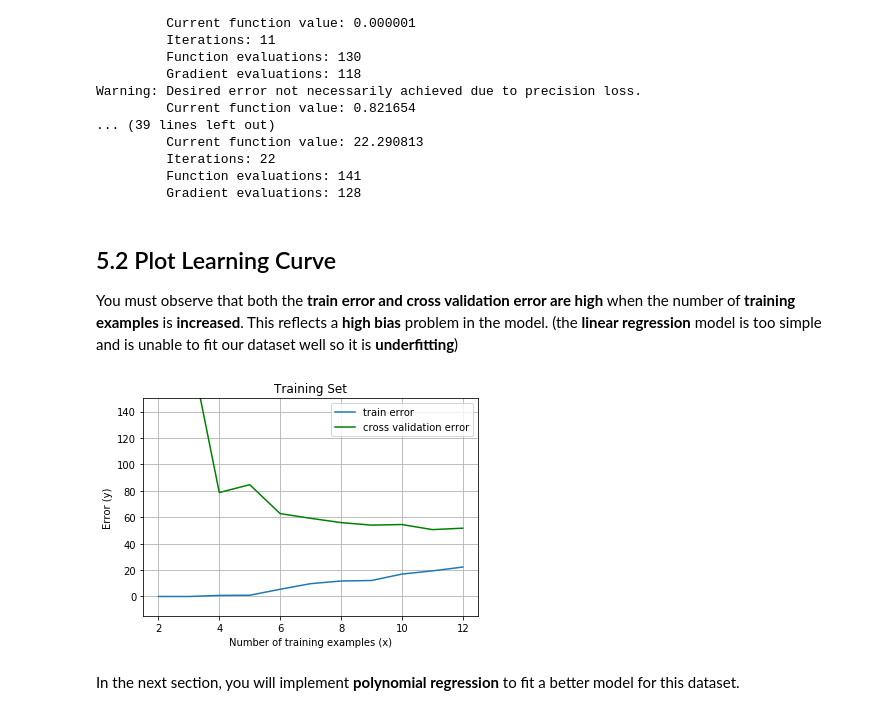
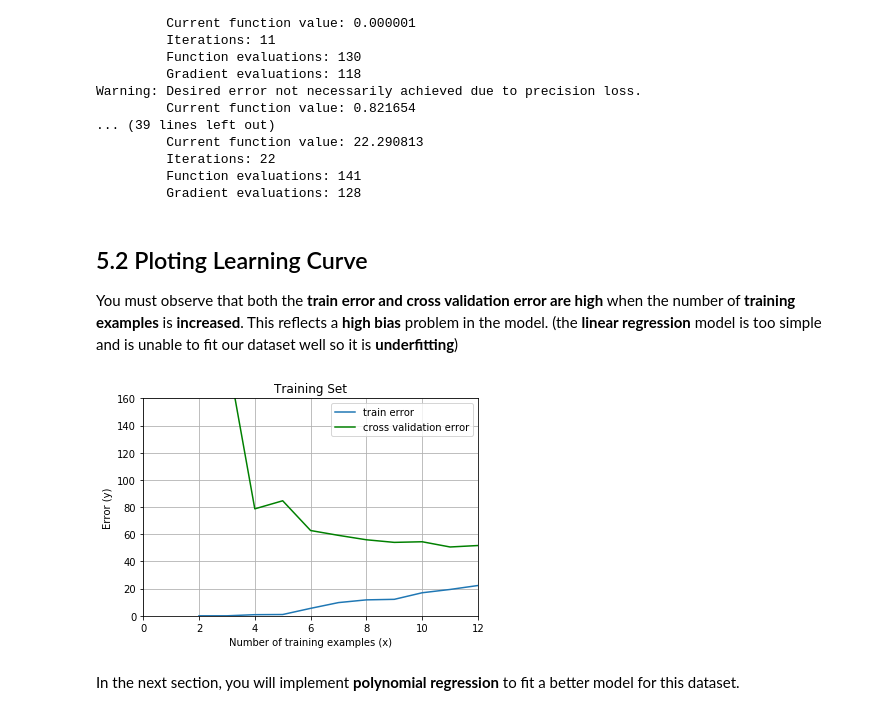
Before and after one commit to Nikronic/Coursera-Machine-Learning, a Jupyter notebook: Week 6 - Regularized Linear Regression and Bias v.s. Variance/Regularized Linear Regression.ipynb, the cells around one changed output. Cells and saved outputs as stored; diff of their text form; code cells hidden in the pictures.

```diff
--- a/Week 6 - Regularized Linear Regression and Bias v.s. Variance/Regularized Linear Regression.ipynb
+++ b/Week 6 - Regularized Linear Regression and Bias v.s. Variance/Regularized Linear Regression.ipynb
@@ -317,20 +317,19 @@ Warning: Desired error not necessarily achieved due to precision loss.
          Function evaluations: 141
          Gradient evaluations: 128
 # %% [markdown]
-## 5.2 Plot Learning Curve
+## 5.2 Ploting Learning Curve
 You must observe that both the **train error and cross validation error are high** when the number of **training examples** is **increased**. This reflects a **high bias** problem in the model. (the **linear regression** model is too simple and is unable to fit our dataset well so it is **underfitting**)
 # %%
 plt.plot(np.arange(2,m+1),error_train[1:], label = 'train error')
 plt.plot(np.arange(2,m+1),error_val[1:], label = 'cross validation error', color= 'green')
-plt.ylim(ymax=150)
-#plt.axis([0, 12, 0, 160])
+plt.axis([0, 12, 0, 160])
 plt.title('Training Set')
 plt.xlabel('Number of training examples (x)')
 plt.ylabel('Error (y)')
 plt.grid()
 plt.legend()
 plt.show()
 # %% [output]
-[figure, old version]
+[figure, new version]
 # %% [markdown]
 In the next section, you will implement **polynomial regression** to fit a better model for this dataset.
```
Also changed, not shown: parts of 1 cell of this notebook, 2 other files.
